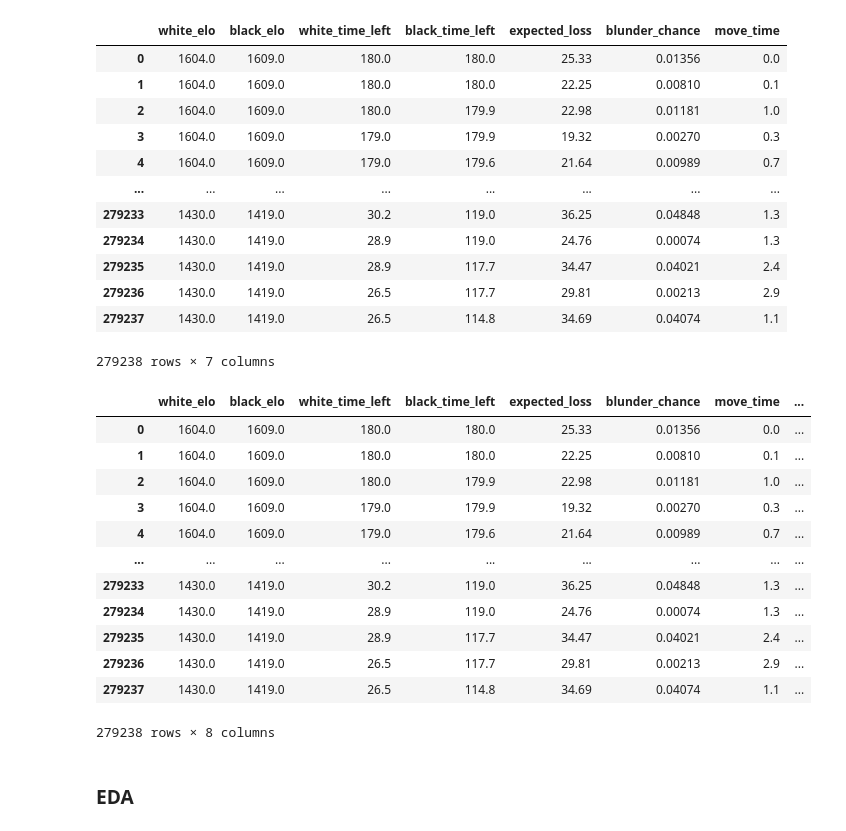
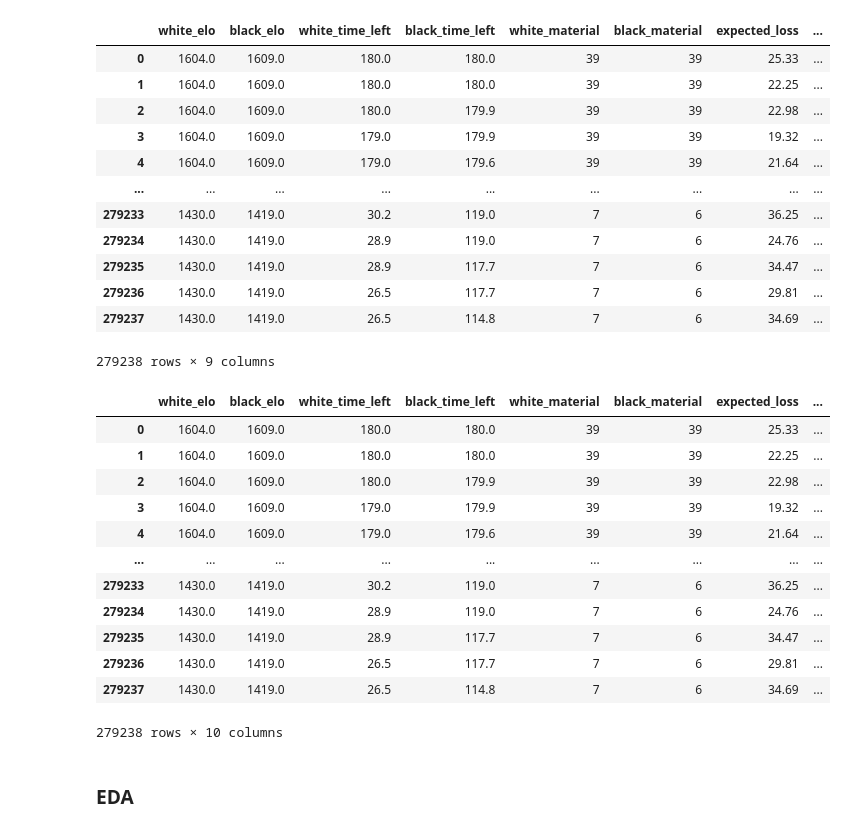
Before and after one commit to nicktalati/chessie, a Jupyter notebook: Time Ridge Model.ipynb, the cells around one changed output. Drawn from its saved outputs; the diff is of its cells as text; code cells hidden in the pictures.

```diff
--- a/Time Ridge Model.ipynb
+++ b/Time Ridge Model.ipynb
@@ -1,45 +1,45 @@
 # %%
 # Load data
 import numpy as np
 import pandas as pd
 import matplotlib.pyplot as plt
 import seaborn as sns
 
 ## Read in CSV
-df = pd.read_csv("training_data.csv")
+df = pd.read_csv("training_data2.csv")
 df
 # %% [output]
-|  | white_elo | black_elo | white_time_left | black_time_left | expected_loss | blunder_chance | move_time |
-| 0 | 1604.0 | 1609.0 | 180.0 | 180.0 | 25.33 | 0.01356 | 0.0 |
-| 1 | 1604.0 | 1609.0 | 180.0 | 180.0 | 22.25 | 0.00810 | 0.1 |
-| 2 | 1604.0 | 1609.0 | 180.0 | 179.9 | 22.98 | 0.01181 | 1.0 |
-| 3 | 1604.0 | 1609.0 | 179.0 | 179.9 | 19.32 | 0.00270 | 0.3 |
-| 4 | 1604.0 | 1609.0 | 179.0 | 179.6 | 21.64 | 0.00989 | 0.7 |
-| ... | ... | ... | ... | ... | ... | ... | ... |
-| 279233 | 1430.0 | 1419.0 | 30.2 | 119.0 | 36.25 | 0.04848 | 1.3 |
-| 279234 | 1430.0 | 1419.0 | 28.9 | 119.0 | 24.76 | 0.00074 | 1.3 |
-| 279235 | 1430.0 | 1419.0 | 28.9 | 117.7 | 34.47 | 0.04021 | 2.4 |
-| 279236 | 1430.0 | 1419.0 | 26.5 | 117.7 | 29.81 | 0.00213 | 2.9 |
-| 279237 | 1430.0 | 1419.0 | 26.5 | 114.8 | 34.69 | 0.04074 | 1.1 |
+|  | white_elo | black_elo | white_time_left | black_time_left | white_material | black_material | expected_loss | ... |
+| 0 | 1604.0 | 1609.0 | 180.0 | 180.0 | 39 | 39 | 25.33 | ... |
+| 1 | 1604.0 | 1609.0 | 180.0 | 180.0 | 39 | 39 | 22.25 | ... |
+| 2 | 1604.0 | 1609.0 | 180.0 | 179.9 | 39 | 39 | 22.98 | ... |
+| 3 | 1604.0 | 1609.0 | 179.0 | 179.9 | 39 | 39 | 19.32 | ... |
+| 4 | 1604.0 | 1609.0 | 179.0 | 179.6 | 39 | 39 | 21.64 | ... |
+| ... | ... | ... | ... | ... | ... | ... | ... | ... |
+| 279233 | 1430.0 | 1419.0 | 30.2 | 119.0 | 7 | 6 | 36.25 | ... |
+| 279234 | 1430.0 | 1419.0 | 28.9 | 119.0 | 7 | 6 | 24.76 | ... |
+| 279235 | 1430.0 | 1419.0 | 28.9 | 117.7 | 7 | 6 | 34.47 | ... |
+| 279236 | 1430.0 | 1419.0 | 26.5 | 117.7 | 7 | 6 | 29.81 | ... |
+| 279237 | 1430.0 | 1419.0 | 26.5 | 114.8 | 7 | 6 | 34.69 | ... |
-279238 rows × 7 columns
+279238 rows × 9 columns
 # %%
 df["log_move_time"] = np.log(df['move_time'] + 1)
 # df['move_time']
 # %%
 df
 # %% [output]
-|  | white_elo | black_elo | white_time_left | black_time_left | expected_loss | blunder_chance | move_time | ... |
-| 0 | 1604.0 | 1609.0 | 180.0 | 180.0 | 25.33 | 0.01356 | 0.0 | ... |
-| 1 | 1604.0 | 1609.0 | 180.0 | 180.0 | 22.25 | 0.00810 | 0.1 | ... |
-| 2 | 1604.0 | 1609.0 | 180.0 | 179.9 | 22.98 | 0.01181 | 1.0 | ... |
-| 3 | 1604.0 | 1609.0 | 179.0 | 179.9 | 19.32 | 0.00270 | 0.3 | ... |
-| 4 | 1604.0 | 1609.0 | 179.0 | 179.6 | 21.64 | 0.00989 | 0.7 | ... |
+|  | white_elo | black_elo | white_time_left | black_time_left | white_material | black_material | expected_loss | ... |
+| 0 | 1604.0 | 1609.0 | 180.0 | 180.0 | 39 | 39 | 25.33 | ... |
+| 1 | 1604.0 | 1609.0 | 180.0 | 180.0 | 39 | 39 | 22.25 | ... |
+| 2 | 1604.0 | 1609.0 | 180.0 | 179.9 | 39 | 39 | 22.98 | ... |
+| 3 | 1604.0 | 1609.0 | 179.0 | 179.9 | 39 | 39 | 19.32 | ... |
+| 4 | 1604.0 | 1609.0 | 179.0 | 179.6 | 39 | 39 | 21.64 | ... |
 | ... | ... | ... | ... | ... | ... | ... | ... | ... |
-| 279233 | 1430.0 | 1419.0 | 30.2 | 119.0 | 36.25 | 0.04848 | 1.3 | ... |
-| 279234 | 1430.0 | 1419.0 | 28.9 | 119.0 | 24.76 | 0.00074 | 1.3 | ... |
-| 279235 | 1430.0 | 1419.0 | 28.9 | 117.7 | 34.47 | 0.04021 | 2.4 | ... |
-| 279236 | 1430.0 | 1419.0 | 26.5 | 117.7 | 29.81 | 0.00213 | 2.9 | ... |
-| 279237 | 1430.0 | 1419.0 | 26.5 | 114.8 | 34.69 | 0.04074 | 1.1 | ... |
+| 279233 | 1430.0 | 1419.0 | 30.2 | 119.0 | 7 | 6 | 36.25 | ... |
+| 279234 | 1430.0 | 1419.0 | 28.9 | 119.0 | 7 | 6 | 24.76 | ... |
+| 279235 | 1430.0 | 1419.0 | 28.9 | 117.7 | 7 | 6 | 34.47 | ... |
+| 279236 | 1430.0 | 1419.0 | 26.5 | 117.7 | 7 | 6 | 29.81 | ... |
+| 279237 | 1430.0 | 1419.0 | 26.5 | 114.8 | 7 | 6 | 34.69 | ... |
-279238 rows × 8 columns
+279238 rows × 10 columns
 # %%
 # filter for move_time <= 4
```
Also changed, not shown: parts of 6 cells of this notebook, 2 other files.
